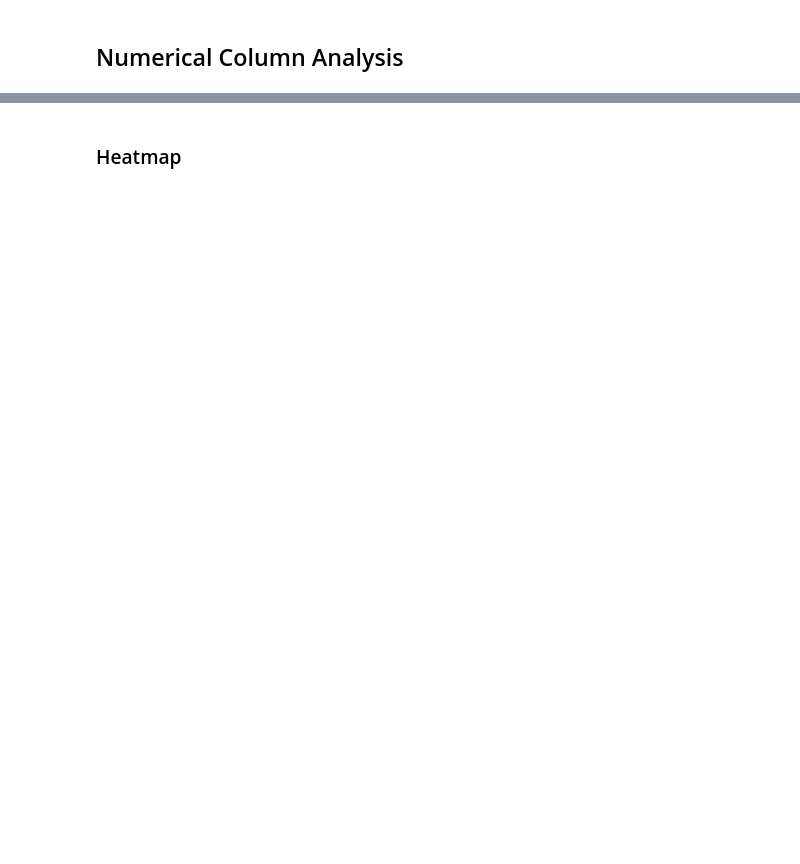
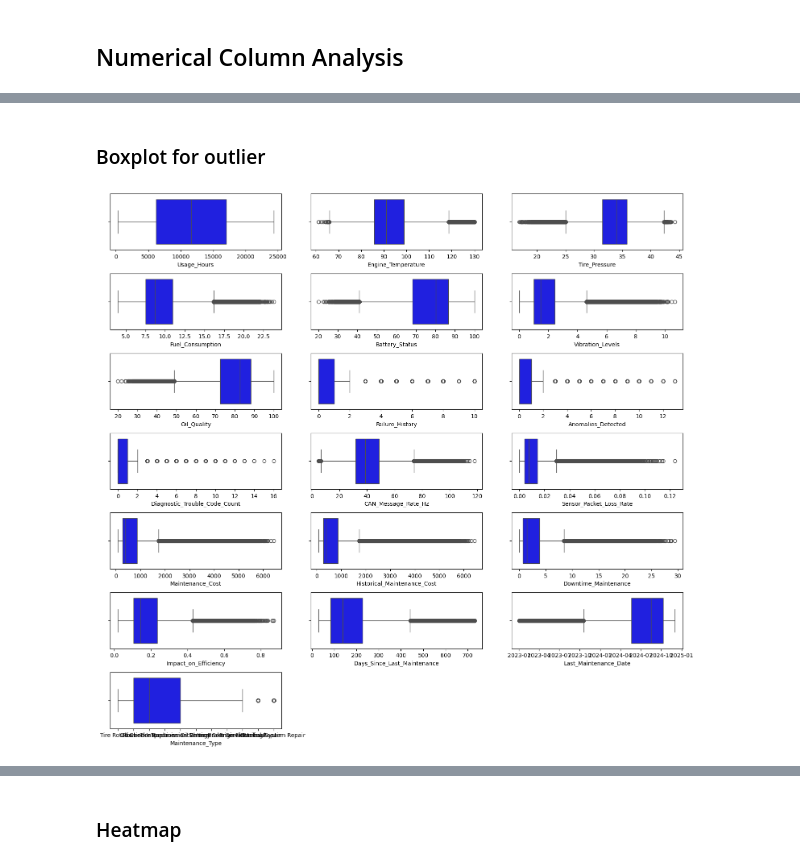
Before and after one commit to toshakgarg/Complete-Machine-learning, a Jupyter notebook: Projects/Predictive Maintenance/Predictive Maintenance.ipynb, the cells around one changed output, grey strips where cells are left out. Saved outputs shown, nothing was run; the diff lists cells and outputs as text; code cells hidden in the pictures; blank space fills up the shorter version.

```diff
--- a/Projects/Predictive Maintenance/Predictive Maintenance.ipynb
+++ b/Projects/Predictive Maintenance/Predictive Maintenance.ipynb
@@ -233,0 +272,12 @@ X_train.shape, y_train.shape, X_test.shape, y_test.shape, Validation_set.shape
+# %% [markdown]
+### Boxplot for outlier
+# %%
+plt.figure(figsize=(15, 14))
+
+for i in range(0, len(NUM)):
+    plt.subplot(7,3, i+1)
+    sns.boxplot(x=df[NUM[i]], color='blue')
+    plt.xlabel(NUM[i])
+    plt.tight_layout()
+# %% [output]
+[figure, added]
```
Also changed, not shown: parts of 27 cells of this notebook.
